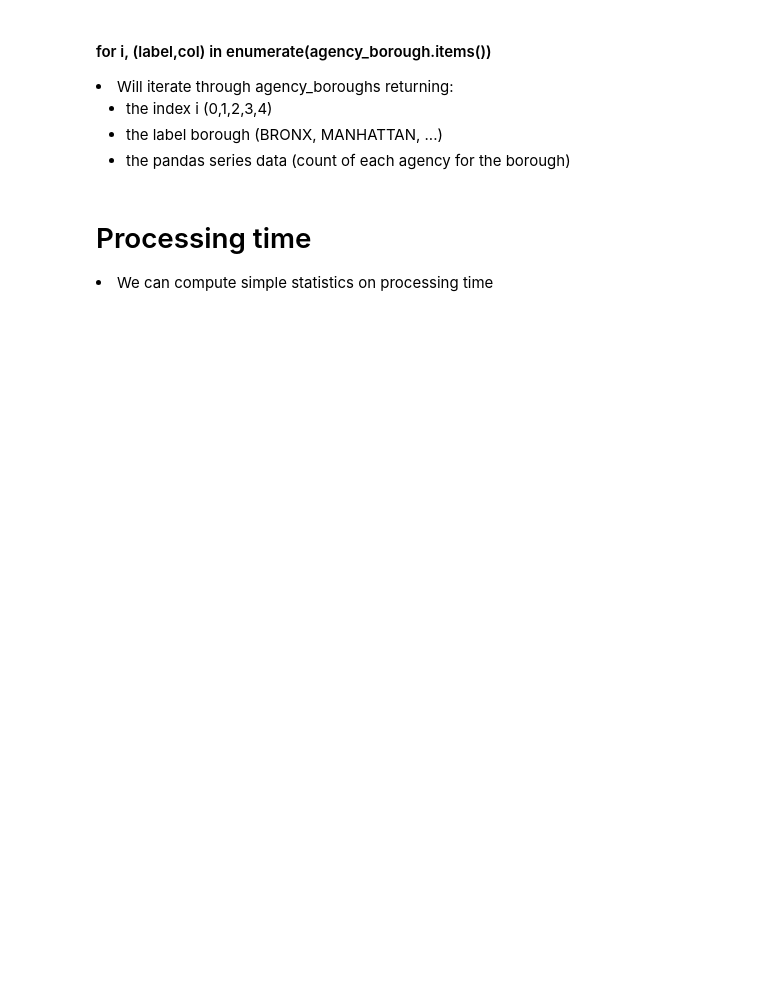
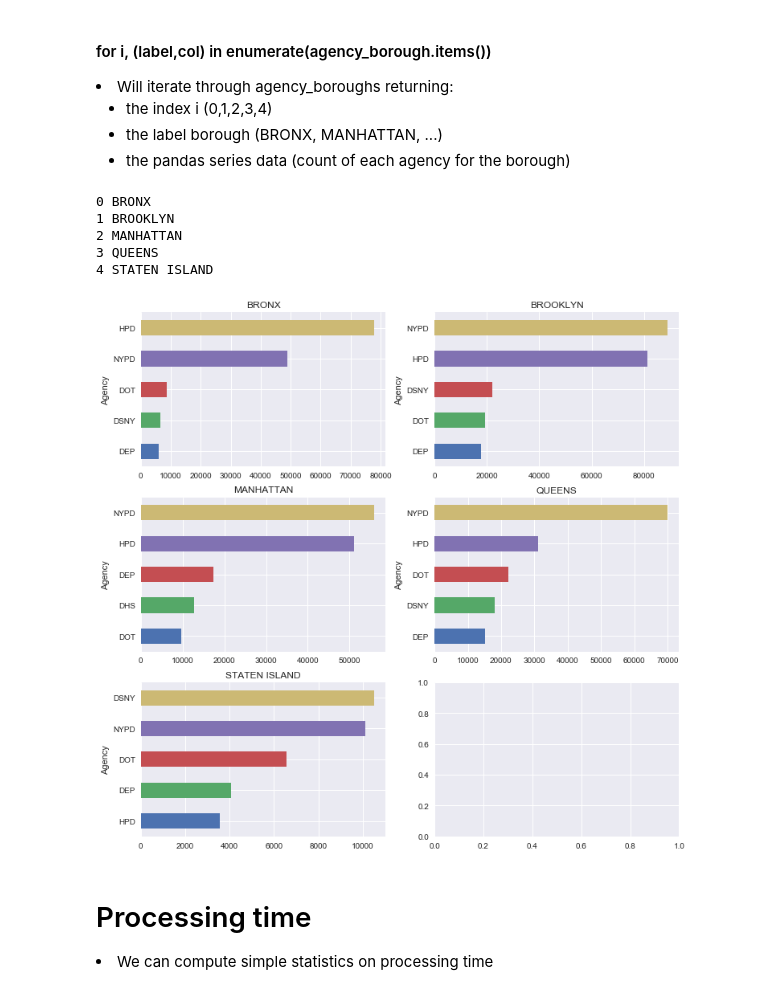
Before and after one commit to etschmidt/cbs_data_analytics, a Jupyter notebook: Class Notebooks/Data visualization basics.ipynb, the cells around one changed output. Cells and saved outputs as stored; diff of their text form; code cells hidden in the pictures; blank space fills up the shorter version.

```diff
--- a/Class Notebooks/Data visualization basics.ipynb
+++ b/Class Notebooks/Data visualization basics.ipynb
@@ -53,7 +53,7 @@ def read_311_data(datafile):
 
     return df
 # %%
-datafile = "/Users/hardeepjohar/Documents/Courses/DataAnalyticsFall2017/DataVisualization/nyc_311_data_subset_small.csv"
+datafile = "nyc_311_data_subset_small.csv"
 df = read_311_data(datafile)
 # %% [markdown]
 <h1>Quick visual: Heatmap on google maps</h1>
@@ -229,21 +355,29 @@ for thing in agency_borough.items():
 # %%
 for i, (label,col) in enumerate(agency_borough.items()):
     print(i,label)
+# %% [output]
+0 BRONX
+1 BROOKLYN
+2 MANHATTAN
+3 QUEENS
+4 STATEN ISLAND
 # %%
 #We'll arrange the subplots in two rows and three columns.
 #Since we have only 5 boroughs, one plot will be blank
 COL_NUM = 2
 ROW_NUM = 3
 import matplotlib.pyplot as plt
 fig, axes = plt.subplots(ROW_NUM, COL_NUM, figsize=(12,12))
 
 for i, (borough, agency_count) in enumerate(agency_borough.items()):
     ax = axes[int(i/COL_NUM), i%COL_NUM]
-    agency_count = agency_count.sort_values(ascending=False)[:5]
+    agency_count = agency_count.sort_values(ascending=False)[:5].sort_values()
     agency_count.plot(kind='barh', ax=ax)
     ax.set_title(borough)
 
-plt.tight_layout()
+# plt.tight_layout()
+# %% [output]
+[figure, added]
 # %% [markdown]
 <h1>Processing time</h1>
 <li>We can compute simple statistics on processing time
```
Also changed, not shown: parts of 35 cells of this notebook, 4 other files.
